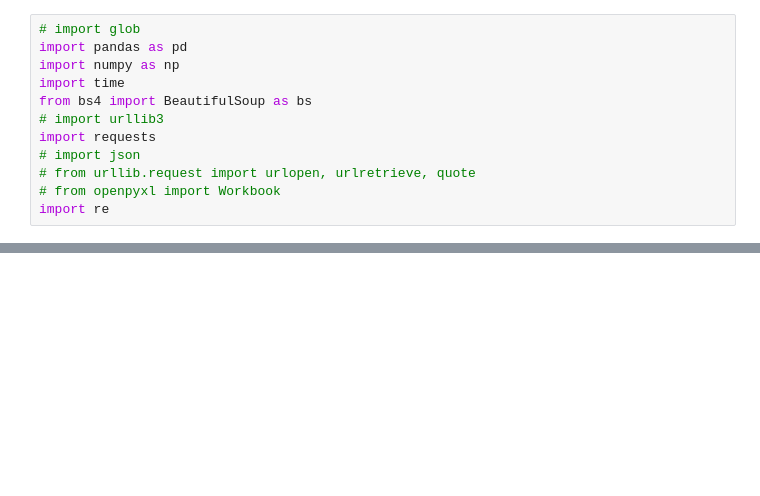
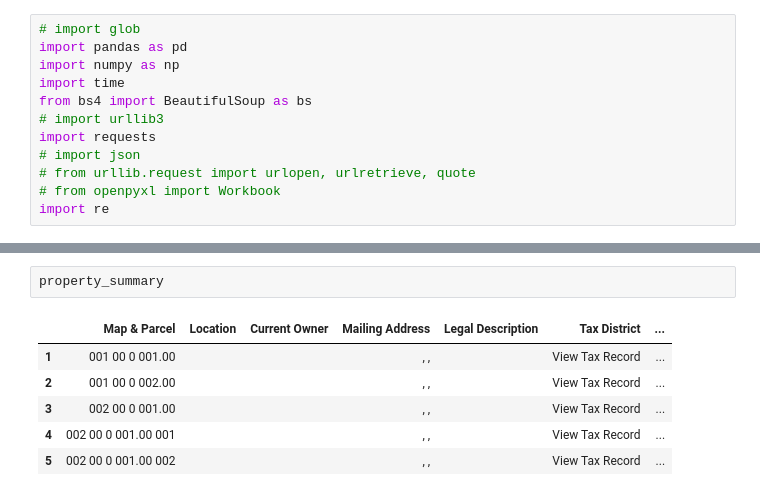
Before and after one commit to parasgulati8/Web-Scraper, a Jupyter notebook: scraper.ipynb, the cells around one changed output, grey strips where cells are left out. Drawn from its saved outputs; the diff is of its cells as text; blank space fills up the shorter version.

```diff
--- a/scraper.ipynb
+++ b/scraper.ipynb
@@ -92,0 +153,9 @@ df
+# %%
+property_summary
+# %% [output]
+|  | Map & Parcel | Location | Current Owner | Mailing Address | Legal Description | Tax District | ... |
+| 1 | 001 00 0 001.00 |  |  | , , |  | View Tax Record | ... |
+| 2 | 001 00 0 002.00 |  |  | , , |  | View Tax Record | ... |
+| 3 | 002 00 0 001.00 |  |  | , , |  | View Tax Record | ... |
+| 4 | 002 00 0 001.00 001 |  |  | , , |  | View Tax Record | ... |
+| 5 | 002 00 0 001.00 002 |  |  | , , |  | View Tax Record | ... |
```
Also changed, not shown: parts of 10 cells of this notebook.
